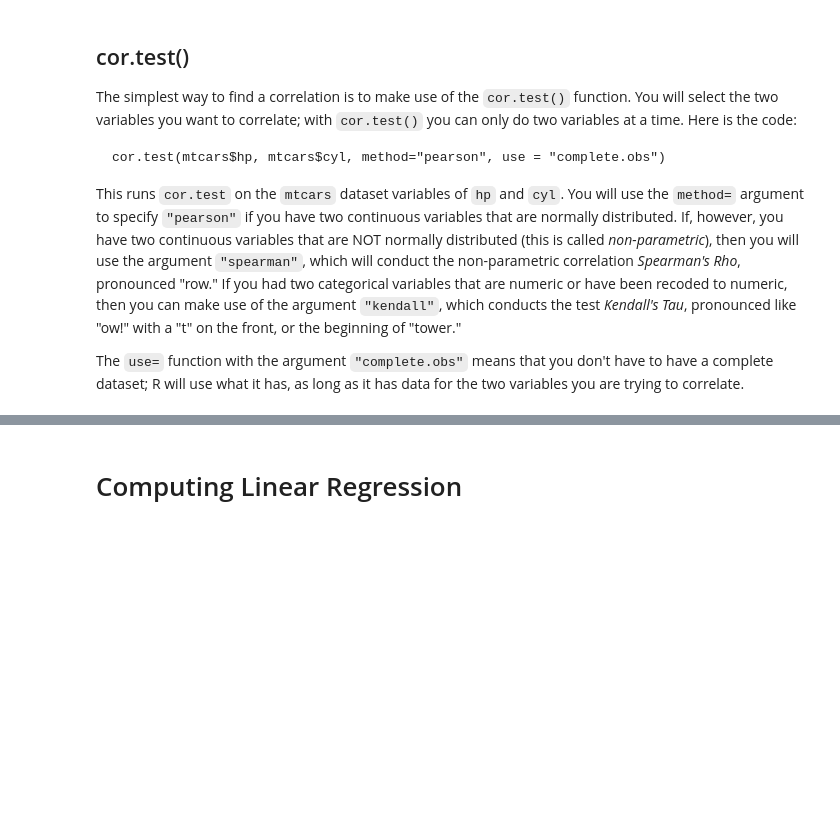
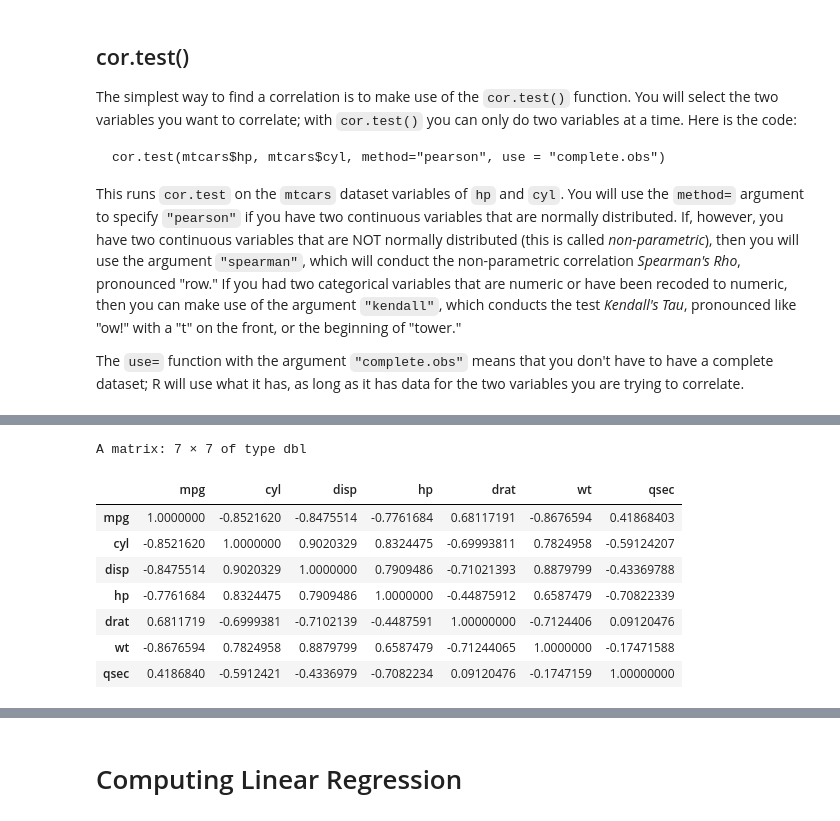
Before and after one commit to julieraeboucher/Data-Science-Assignments, a Jupyter notebook: DS102-R/DS102-R-L8.ipynb, the cells around one changed output, grey strips where cells are left out. Drawn from its saved outputs; the diff is of its cells as text; code cells hidden in the pictures; blank space fills up the shorter version.

```diff
--- a/DS102-R/DS102-R-L8.ipynb
+++ b/DS102-R/DS102-R-L8.ipynb
@@ -145,0 +203,13 @@
+# %%
+corr_matrix <- cor(mtcars_quant)
+corr_matrix
+# %% [output]
+A matrix: 7 × 7 of type dbl
+|  | mpg | cyl | disp | hp | drat | wt | qsec |
+| mpg | 1.0000000 | -0.8521620 | -0.8475514 | -0.7761684 | 0.68117191 | -0.8676594 | 0.41868403 |
+| cyl | -0.8521620 | 1.0000000 | 0.9020329 | 0.8324475 | -0.69993811 | 0.7824958 | -0.59124207 |
+| disp | -0.8475514 | 0.9020329 | 1.0000000 | 0.7909486 | -0.71021393 | 0.8879799 | -0.43369788 |
+| hp | -0.7761684 | 0.8324475 | 0.7909486 | 1.0000000 | -0.44875912 | 0.6587479 | -0.70822339 |
+| drat | 0.6811719 | -0.6999381 | -0.7102139 | -0.4487591 | 1.00000000 | -0.7124406 | 0.09120476 |
+| wt | -0.8676594 | 0.7824958 | 0.8879799 | 0.6587479 | -0.71244065 | 1.0000000 | -0.17471588 |
+| qsec | 0.4186840 | -0.5912421 | -0.4336979 | -0.7082234 | 0.09120476 | -0.1747159 | 1.00000000 |
```
Also changed, not shown: parts of 23 cells of this notebook.
